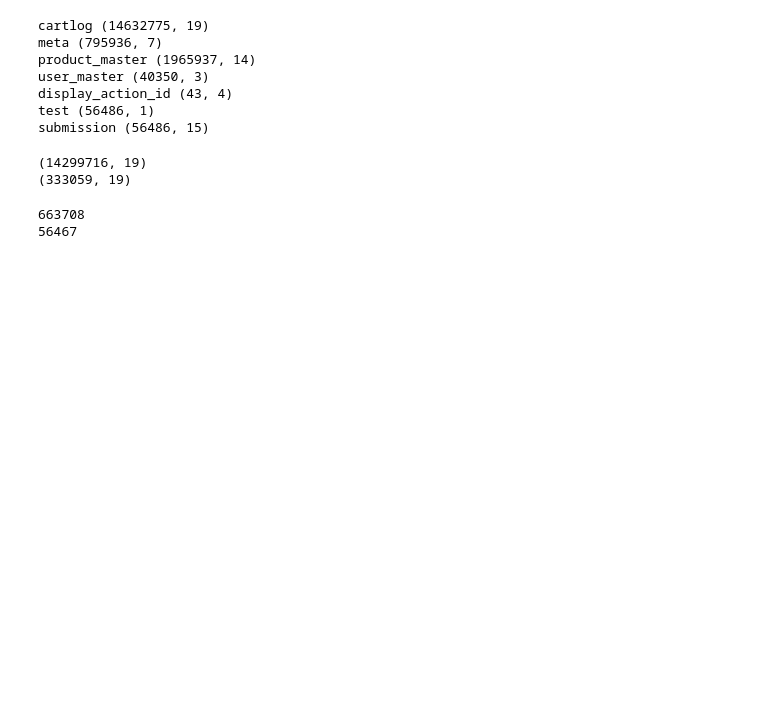
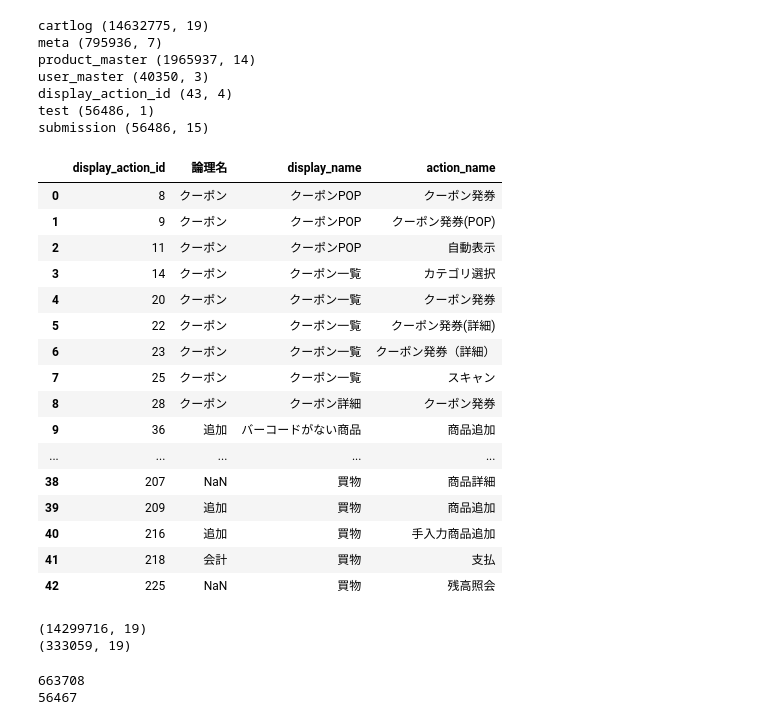
Before and after one commit to yumehara/atmacup9, a Jupyter notebook: notebooks/EDA.ipynb, the cells around one changed output. Drawn from its saved outputs; the diff is of its cells as text; code cells hidden in the pictures; blank space fills up the shorter version.

```diff
--- a/notebooks/EDA.ipynb
+++ b/notebooks/EDA.ipynb
@@ -58,6 +58,26 @@ user_master (40350, 3)
 display_action_id (43, 4)
 test (56486, 1)
 submission (56486, 15)
+# %%
+display_action_id
+# %% [output]
+|  | display_action_id | 論理名 | display_name | action_name |
+| 0 | 8 | クーポン | クーポンPOP | クーポン発券 |
+| 1 | 9 | クーポン | クーポンPOP | クーポン発券(POP) |
+| 2 | 11 | クーポン | クーポンPOP | 自動表示 |
+| 3 | 14 | クーポン | クーポン一覧 | カテゴリ選択 |
+| 4 | 20 | クーポン | クーポン一覧 | クーポン発券 |
+| 5 | 22 | クーポン | クーポン一覧 | クーポン発券(詳細) |
+| 6 | 23 | クーポン | クーポン一覧 | クーポン発券（詳細） |
+| 7 | 25 | クーポン | クーポン一覧 | スキャン |
+| 8 | 28 | クーポン | クーポン詳細 | クーポン発券 |
+| 9 | 36 | 追加 | バーコードがない商品 | 商品追加 |
+| ... | ... | ... | ... | ... |
+| 38 | 207 | NaN | 買物 | 商品詳細 |
+| 39 | 209 | 追加 | 買物 | 商品追加 |
+| 40 | 216 | 追加 | 買物 | 手入力商品追加 |
+| 41 | 218 | 会計 | 買物 | 支払 |
+| 42 | 225 | NaN | 買物 | 残高照会 |
 # %%
 train_log = cartlog[cartlog['date']<'2020-08-01']
 test_log = cartlog[cartlog['date']>='2020-08-01']
```
Also changed, not shown: parts of 2 cells of this notebook, 1 other file.
